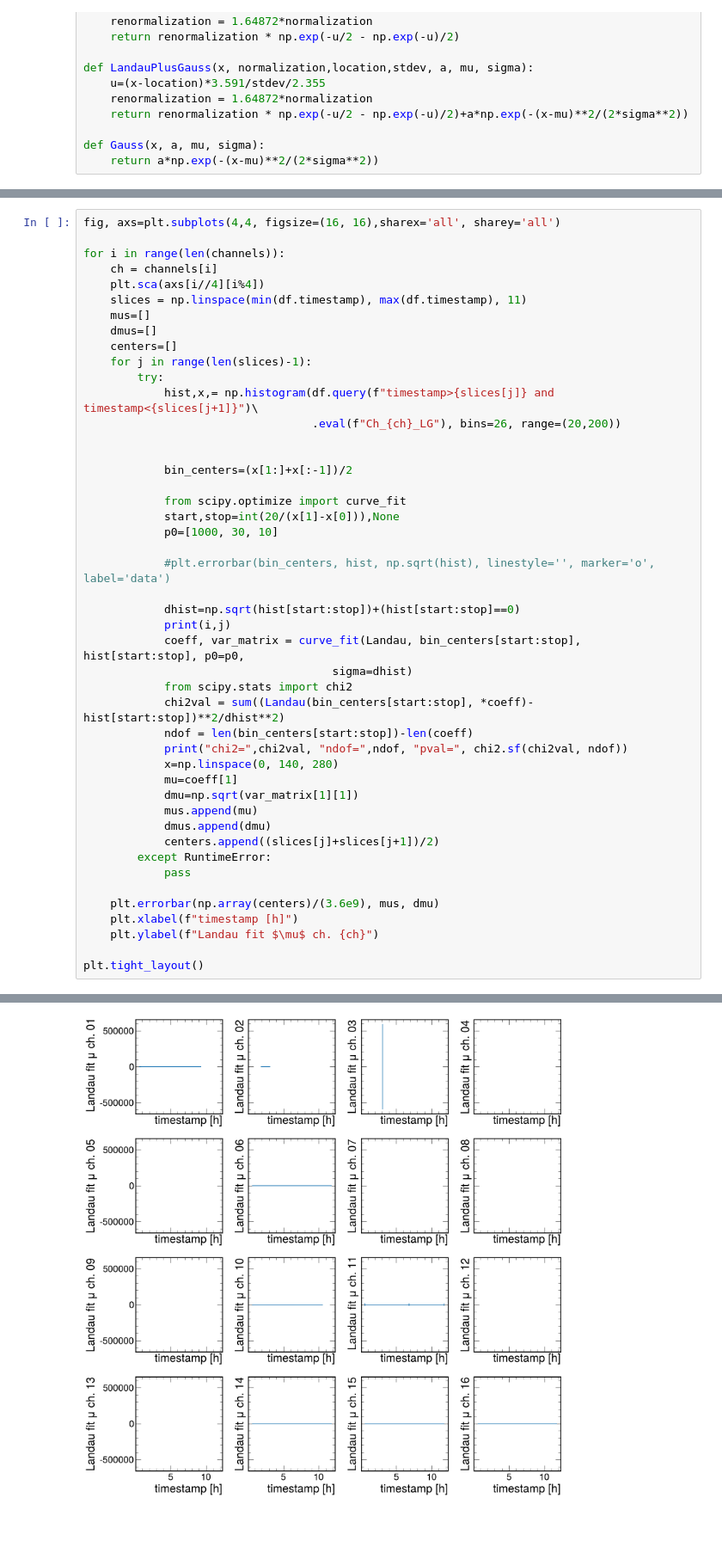
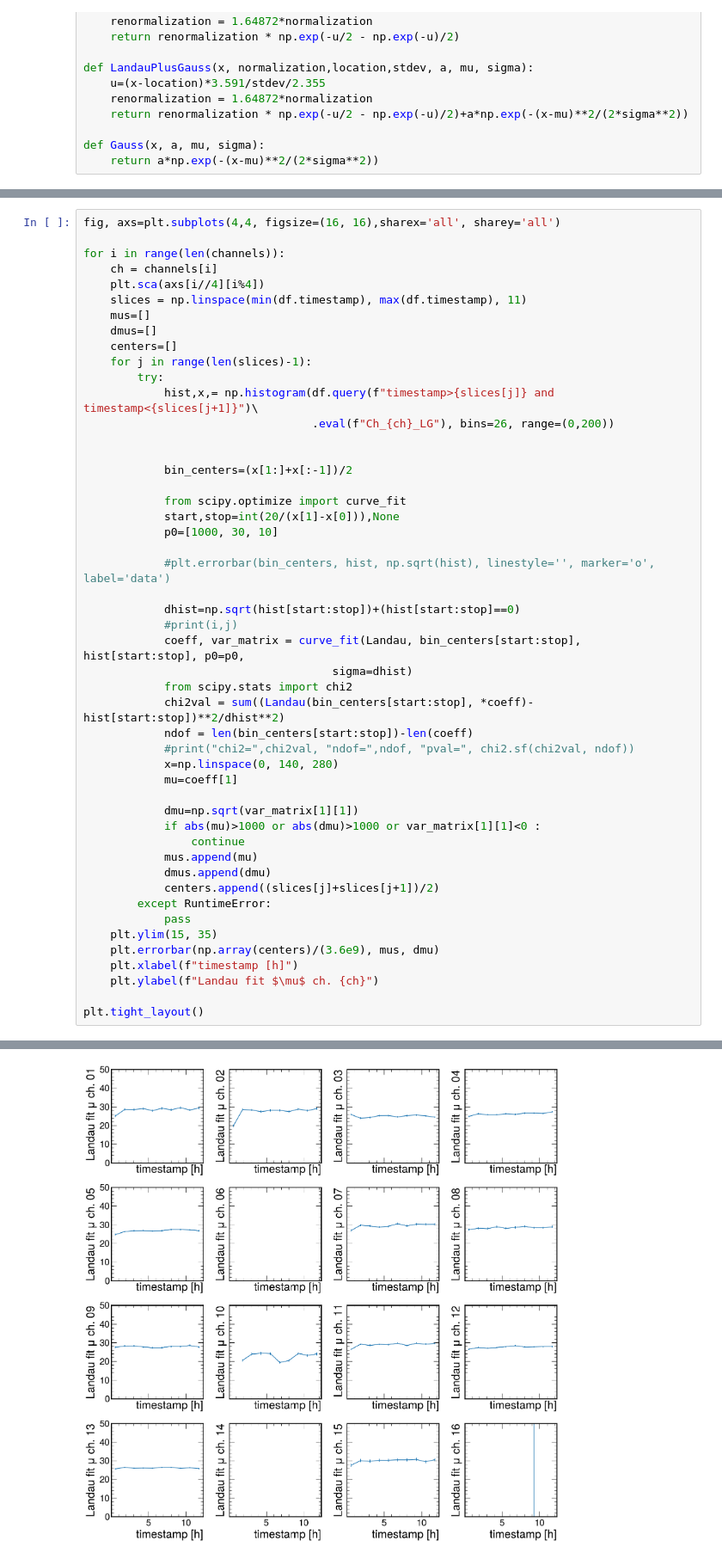
Before and after one commit to sebouh137/beamtest_plots, a Jupyter notebook: TwelveChannels.ipynb, the cells around one changed output, grey strips where cells are left out. Shown at 86% size. Cells and saved outputs as stored; diff of their text form; blank space fills up the shorter version.

Commit message:
more plots

```diff
--- a/TwelveChannels.ipynb
+++ b/TwelveChannels.ipynb
@@ -404,7 +404,7 @@ for i in range(len(channels)):
     for j in range(len(slices)-1):
         try:
             hist,x,= np.histogram(df.query(f"timestamp>{slices[j]} and timestamp<{slices[j+1]}")\
-                                  .eval(f"Ch_{ch}_LG"), bins=26, range=(20,200))
+                                  .eval(f"Ch_{ch}_LG"), bins=26, range=(0,200))
 
 
             bin_centers=(x[1:]+x[:-1])/2
@@ -416,22 +416,25 @@ for i in range(len(channels)):
             #plt.errorbar(bin_centers, hist, np.sqrt(hist), linestyle='', marker='o', label='data')
 
             dhist=np.sqrt(hist[start:stop])+(hist[start:stop]==0)
-            print(i,j)
+            #print(i,j)
             coeff, var_matrix = curve_fit(Landau, bin_centers[start:stop], hist[start:stop], p0=p0,
                                      sigma=dhist)
             from scipy.stats import chi2
             chi2val = sum((Landau(bin_centers[start:stop], *coeff)-hist[start:stop])**2/dhist**2)
             ndof = len(bin_centers[start:stop])-len(coeff)
-            print("chi2=",chi2val, "ndof=",ndof, "pval=", chi2.sf(chi2val, ndof))
+            #print("chi2=",chi2val, "ndof=",ndof, "pval=", chi2.sf(chi2val, ndof))
             x=np.linspace(0, 140, 280)
             mu=coeff[1]
+
             dmu=np.sqrt(var_matrix[1][1])
+            if abs(mu)>1000 or abs(dmu)>1000 or var_matrix[1][1]<0 :
+                continue
             mus.append(mu)
             dmus.append(dmu)
             centers.append((slices[j]+slices[j+1])/2)
         except RuntimeError:
             pass
-
+    plt.ylim(15, 35)
     plt.errorbar(np.array(centers)/(3.6e9), mus, dmu)
     plt.xlabel(f"timestamp [h]")
     plt.ylabel(f"Landau fit $\mu$ ch. {ch}")
@@ -458 +444 @@ chi2= 4.0257832874684456e-41 ndof= 21 pval= 1.0
-[figure, old version]
+[figure, new version]
```
Also changed, not shown: parts of 3 cells of this notebook.
